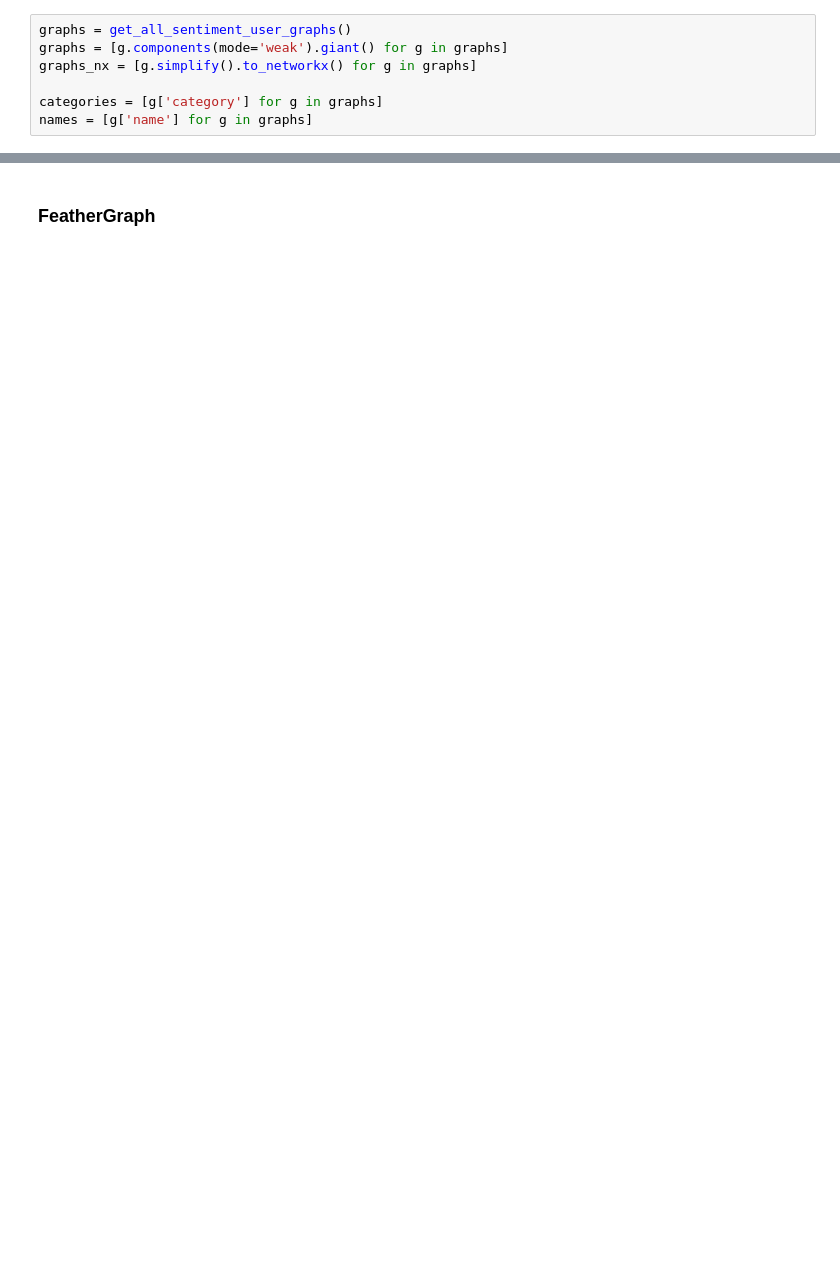
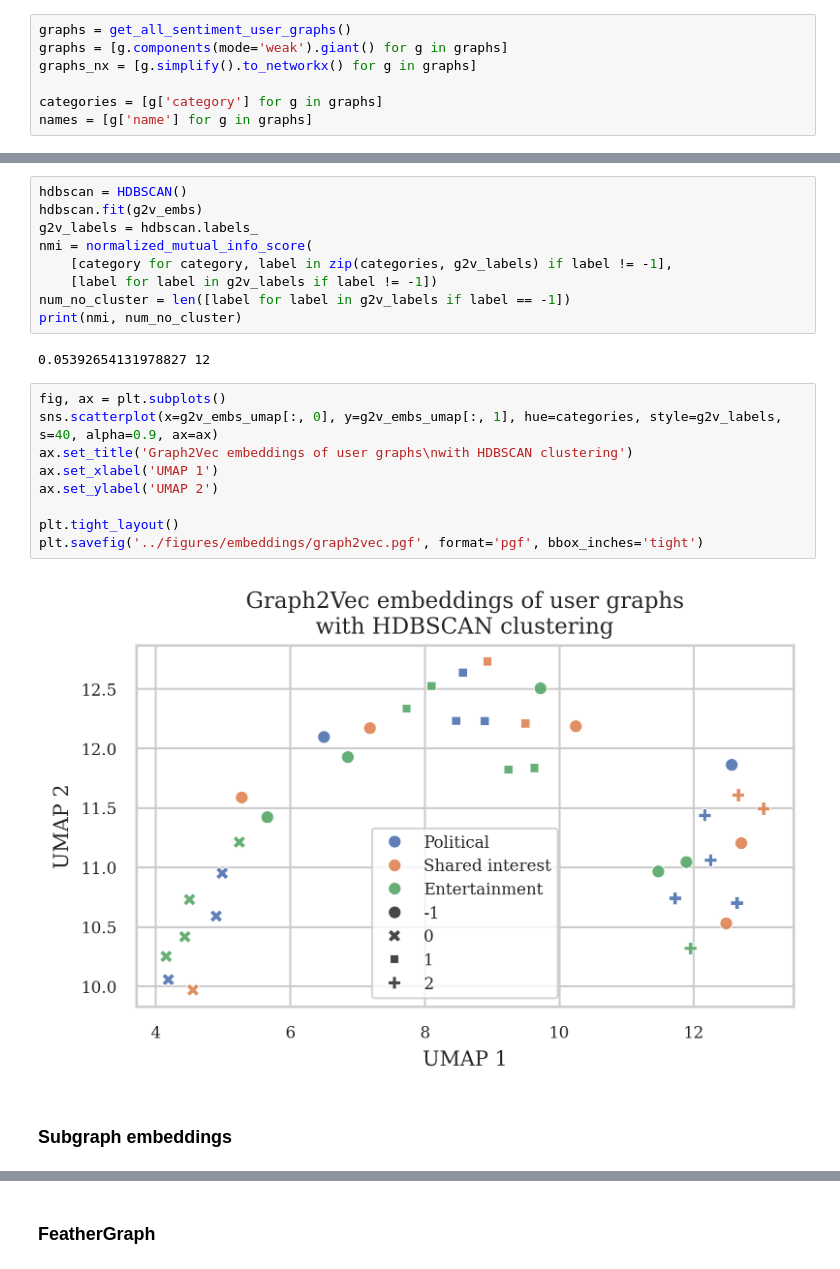
Before and after one commit to Marcus-Friis/thesis, a Jupyter notebook: notebooks/embedding_result.ipynb, the cells around one changed output, grey strips where cells are left out. Saved outputs shown, nothing was run; the diff lists cells and outputs as text; blank space fills up the shorter version.

```diff
--- a/notebooks/embedding_result.ipynb
+++ b/notebooks/embedding_result.ipynb
@@ -45,0 +63,24 @@ names = [g['name'] for g in graphs]
+# %%
+hdbscan = HDBSCAN()
+hdbscan.fit(g2v_embs)
+g2v_labels = hdbscan.labels_
+nmi = normalized_mutual_info_score(
+    [category for category, label in zip(categories, g2v_labels) if label != -1],
+    [label for label in g2v_labels if label != -1])
+num_no_cluster = len([label for label in g2v_labels if label == -1])
+print(nmi, num_no_cluster)
+# %% [output]
+0.05392654131978827 12
+# %%
+fig, ax = plt.subplots()
+sns.scatterplot(x=g2v_embs_umap[:, 0], y=g2v_embs_umap[:, 1], hue=categories, style=g2v_labels, s=40, alpha=0.9, ax=ax)
+ax.set_title('Graph2Vec embeddings of user graphs\nwith HDBSCAN clustering')
+ax.set_xlabel('UMAP 1')
+ax.set_ylabel('UMAP 2')
+
+plt.tight_layout()
+plt.savefig('../figures/embeddings/graph2vec.pgf', format='pgf', bbox_inches='tight')
+# %% [output]
+[figure, added]
+# %% [markdown]
+### Subgraph embeddings
```
Also changed, not shown: parts of 49 cells of this notebook.
